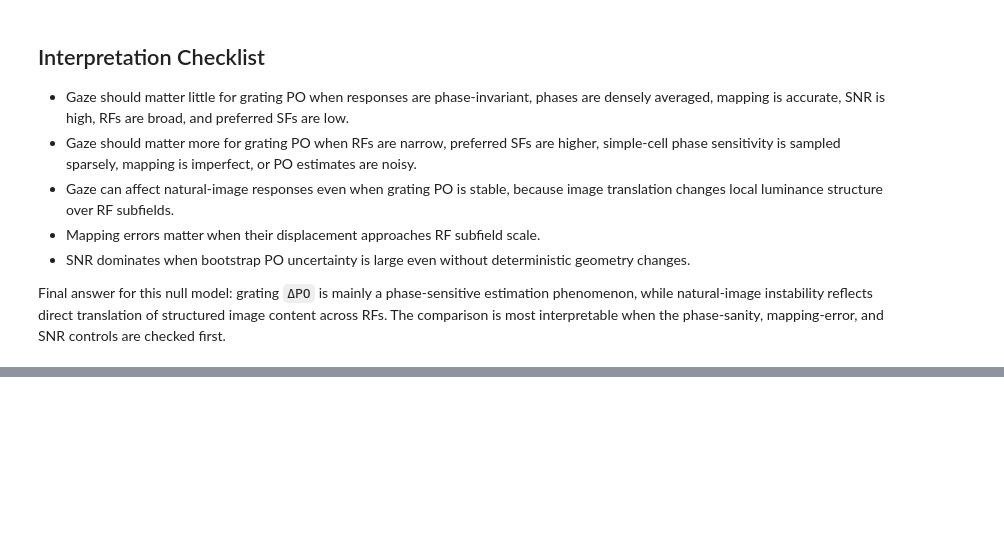
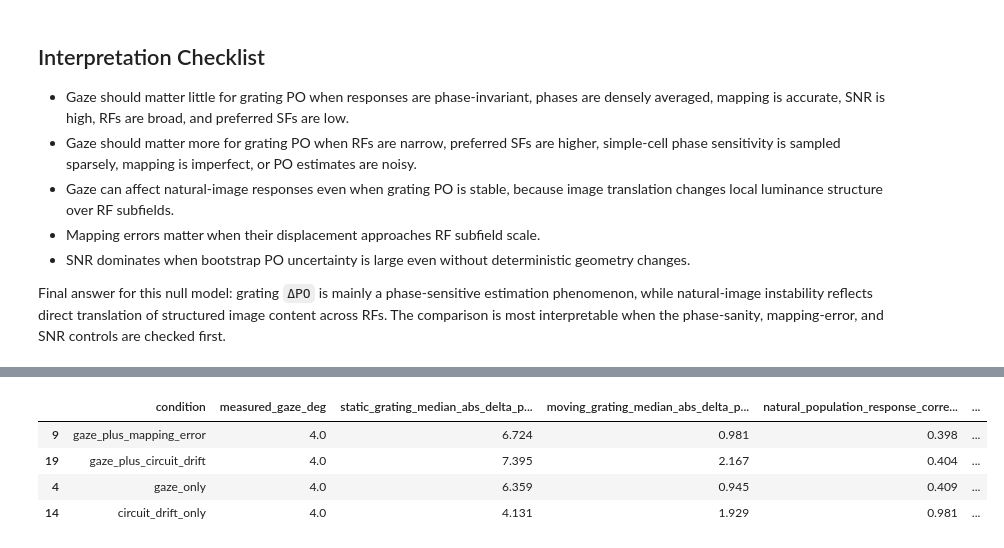
Before and after one commit to trose-neuro/model-gabordrift, a Jupyter notebook: notebooks/06_parameter_sweeps_and_interpretation.ipynb, the cells around one changed output, grey strips where cells are left out. Drawn from its saved outputs; the diff is of its cells as text; code cells hidden in the pictures; blank space fills up the shorter version.

```diff
--- a/notebooks/06_parameter_sweeps_and_interpretation.ipynb
+++ b/notebooks/06_parameter_sweeps_and_interpretation.ipynb
@@ -97,0 +102,37 @@ Final answer for this null model: grating `ΔPO` is mainly a phase-sensitive est
+# %%
+import pandas as pd
+from IPython.display import Image, display
+
+longitudinal = pd.read_csv(ROOT / 'results/tables/longitudinal_hypothesis_summary.csv')
+latest = longitudinal.sort_values('weeks_from_reference').groupby('condition').tail(1)
+display(
+    latest[[
+        'condition',
+        'measured_gaze_deg',
+        'static_grating_median_abs_delta_po_deg',
+        'moving_grating_median_abs_delta_po_deg',
+        'natural_population_response_correlation',
+        'natural_rdm_similarity_to_baseline',
+        'circuit_drift_amplitude_deg',
+        'mapping_error_name',
+    ]].round(3).sort_values('natural_population_response_correlation')
+)
+
+corr_rows = []
+for condition, group in longitudinal.groupby('condition'):
+    corr_rows.append(
+        {
+            'condition': condition,
+            'static_grating_corr_with_measured_gaze': group['static_grating_median_abs_delta_po_deg'].corr(group['measured_gaze_deg']),
+            'moving_grating_corr_with_measured_gaze': group['moving_grating_median_abs_delta_po_deg'].corr(group['measured_gaze_deg']),
+            'natural_corr_with_measured_gaze': group['natural_population_response_correlation'].corr(group['measured_gaze_deg']),
+            'natural_rdm_corr_with_measured_gaze': group['natural_rdm_similarity_to_baseline'].corr(group['measured_gaze_deg']),
+        }
+    )
+display(pd.DataFrame(corr_rows).round(3).sort_values('natural_corr_with_measured_gaze'))
+# %% [output]
+|  | condition | measured_gaze_deg | static_grating_median_abs_delta_p... | moving_grating_median_abs_delta_p... | natural_population_response_corre... | ... |
+| 9 | gaze_plus_mapping_error | 4.0 | 6.724 | 0.981 | 0.398 | ... |
+| 19 | gaze_plus_circuit_drift | 4.0 | 7.395 | 2.167 | 0.404 | ... |
+| 4 | gaze_only | 4.0 | 6.359 | 0.945 | 0.409 | ... |
+| 14 | circuit_drift_only | 4.0 | 4.131 | 1.929 | 0.981 | ... |
```
Also changed, not shown: parts of 4 cells of this notebook, 11 other files.
